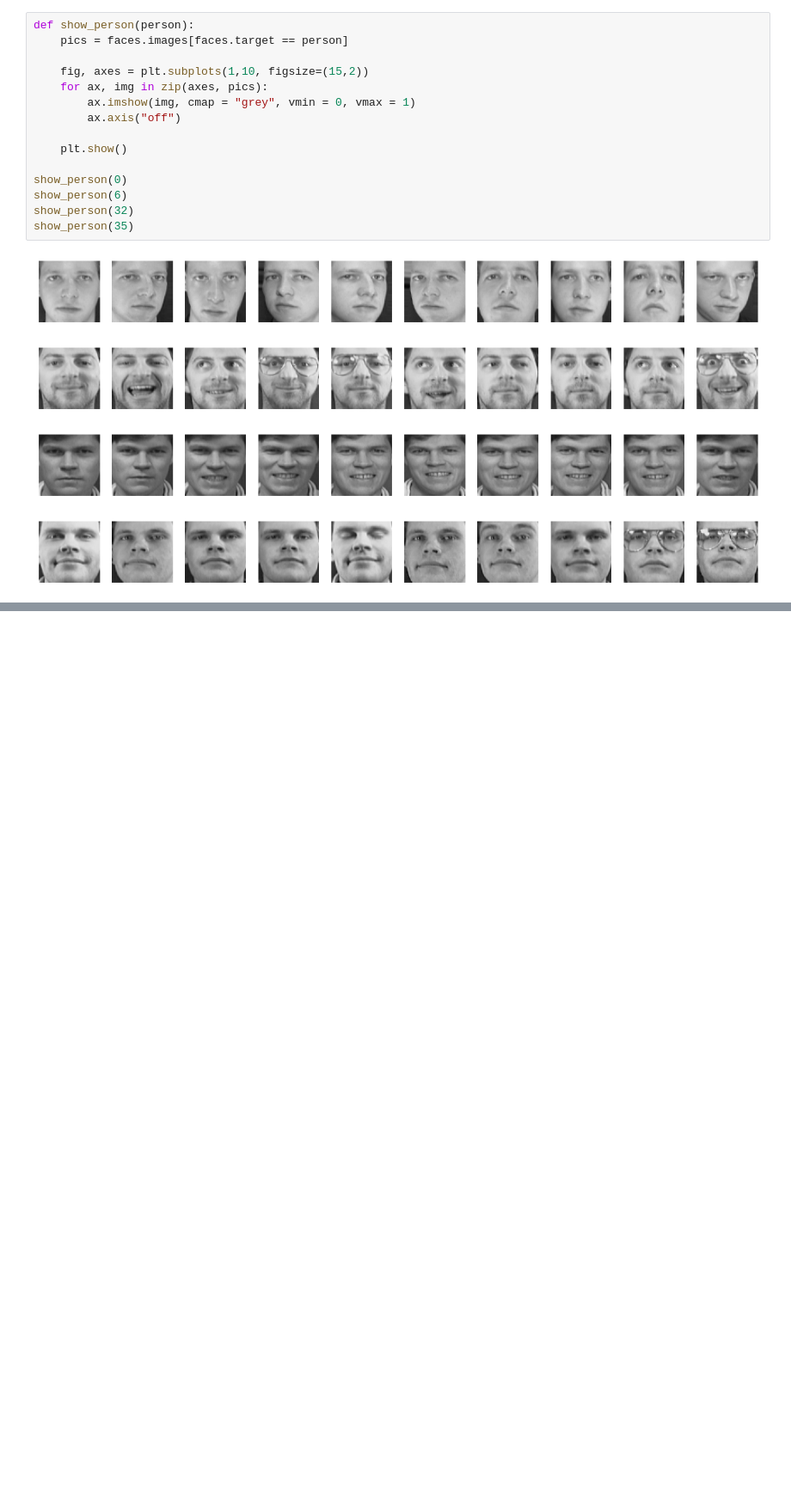
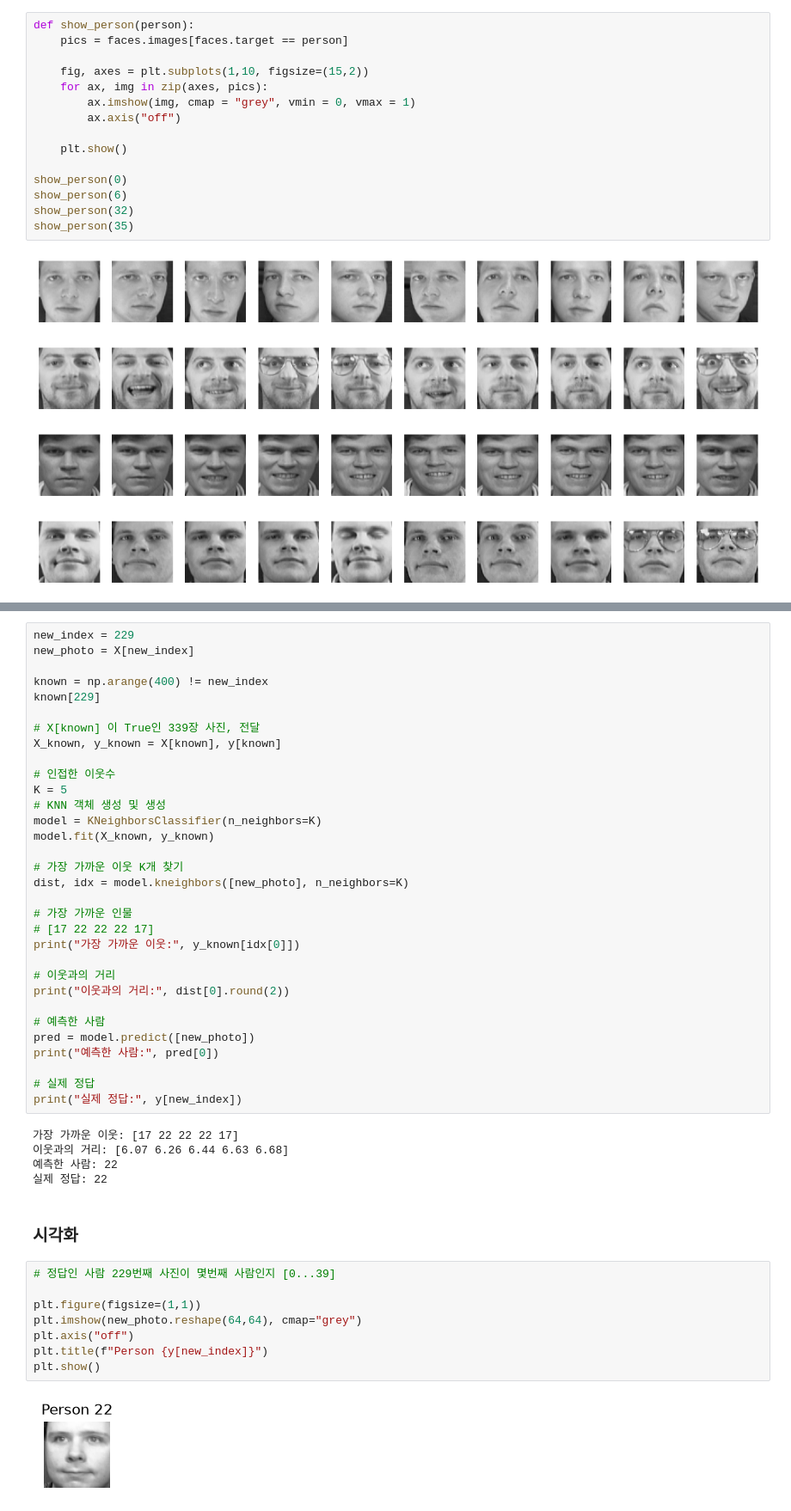
Before and after one commit to helpgms/kant_python, a Jupyter notebook: 03_ML/kant_ml/04_knn.ipynb, the cells around one changed output, grey strips where cells are left out. Shown at 86% size. Cells and saved outputs as stored; diff of their text form; blank space fills up the shorter version.

```diff
--- a/03_ML/kant_ml/04_knn.ipynb
+++ b/03_ML/kant_ml/04_knn.ipynb
@@ -76,0 +131,49 @@ show_person(35)
+# %%
+new_index = 229
+new_photo = X[new_index]
+
+known = np.arange(400) != new_index
+known[229]
+
+# X[known] 이 True인 339장 사진, 전달
+X_known, y_known = X[known], y[known]
+
+# 인접한 이웃수
+K = 5
+# KNN 객체 생성 및 생성
+model = KNeighborsClassifier(n_neighbors=K)
+model.fit(X_known, y_known)
+
+# 가장 가까운 이웃 K개 찾기
+dist, idx = model.kneighbors([new_photo], n_neighbors=K)
+
+# 가장 가까운 인물
+# [17 22 22 22 17]
+print("가장 가까운 이웃:", y_known[idx[0]])
+
+# 이웃과의 거리
+print("이웃과의 거리:", dist[0].round(2))
+
+# 예측한 사람
+pred = model.predict([new_photo])
+print("예측한 사람:", pred[0])
+
+# 실제 정답
+print("실제 정답:", y[new_index])
+# %% [output]
+가장 가까운 이웃: [17 22 22 22 17]
+이웃과의 거리: [6.07 6.26 6.44 6.63 6.68]
+예측한 사람: 22
+실제 정답: 22
+# %% [markdown]
+### 시각화
+# %%
+# 정답인 사람 229번째 사진이 몇번째 사람인지 [0...39]
+
+plt.figure(figsize=(1,1))
+plt.imshow(new_photo.reshape(64,64), cmap="grey")
+plt.axis("off")
+plt.title(f"Person {y[new_index]}")
+plt.show()
+# %% [output]
+[figure, added]
```
Also changed, not shown: parts of 15 cells of this notebook, 2 other files.
